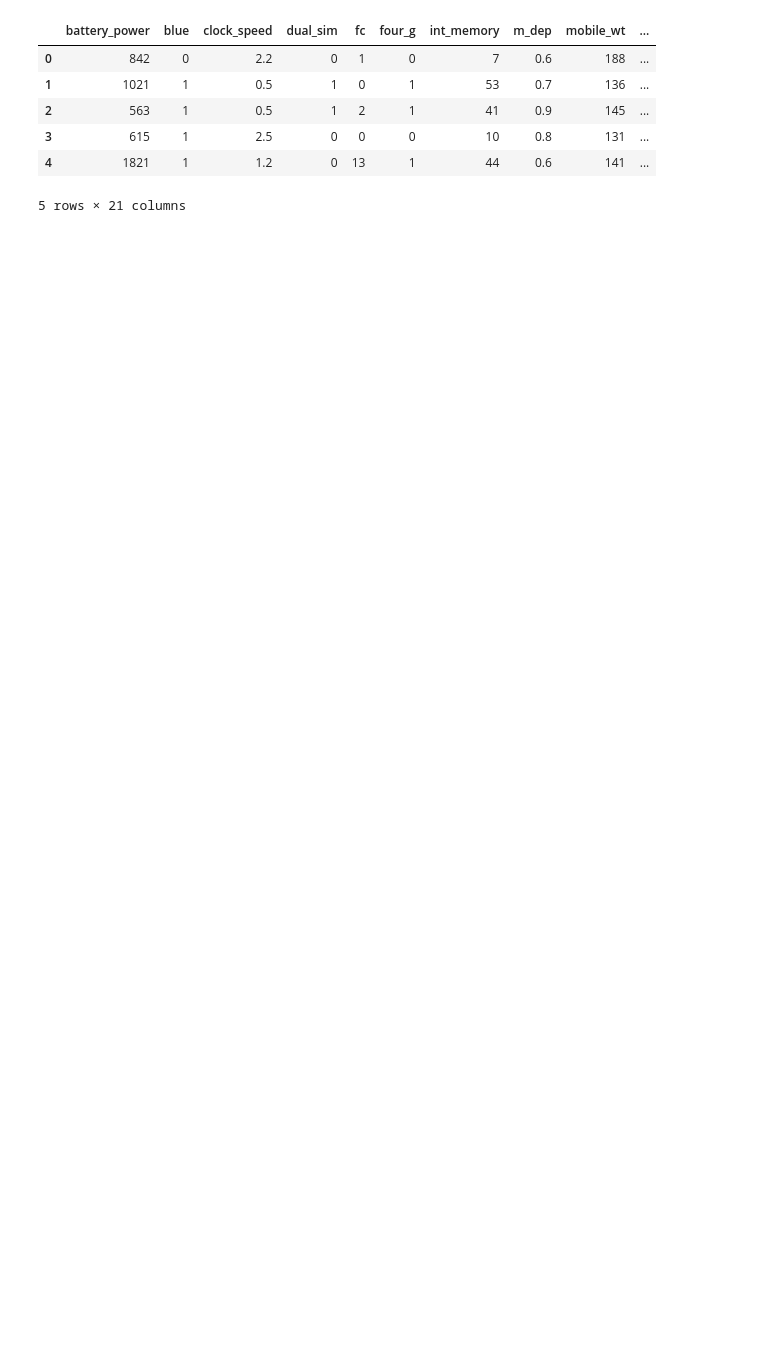
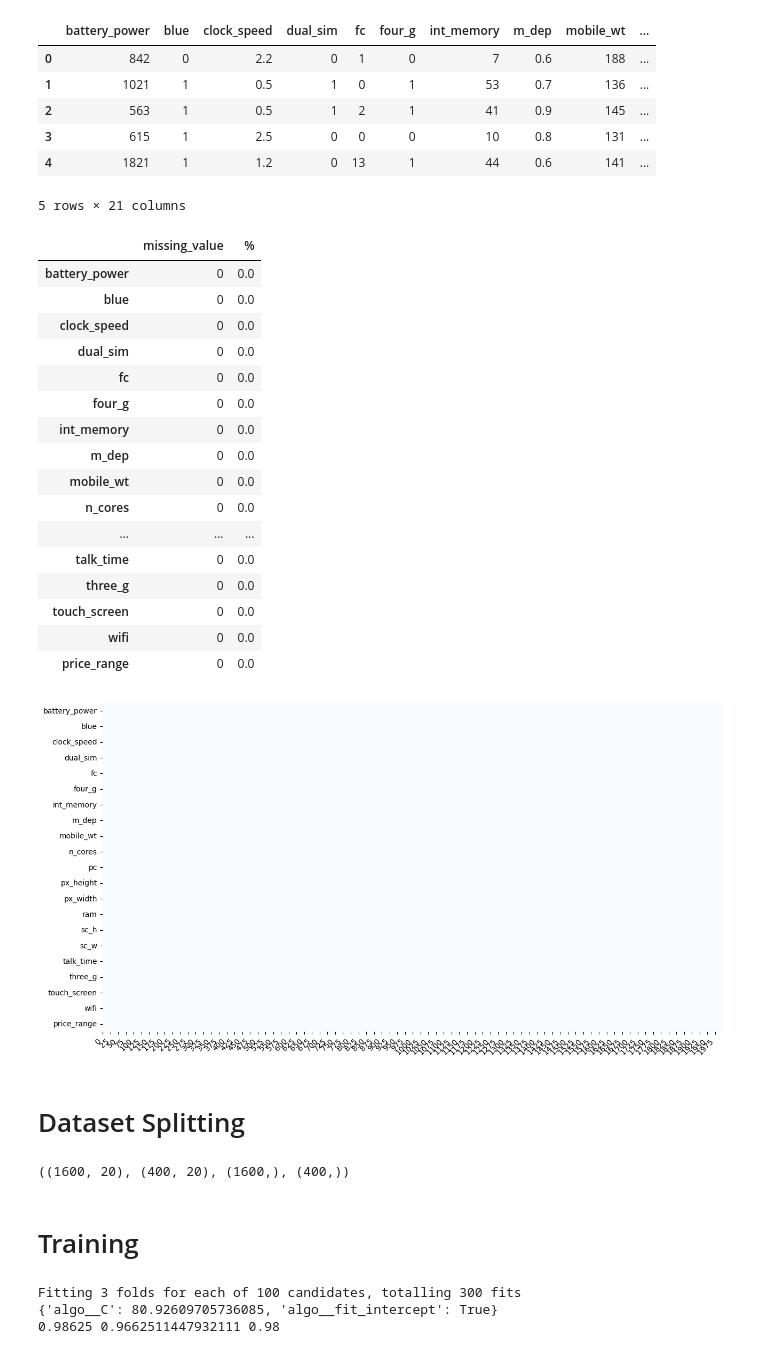
Before and after one commit to HekalMaulana/mobile_price_predict, a Jupyter notebook: model_1.ipynb, the cells around one changed output. Saved outputs shown, nothing was run; the diff lists cells and outputs as text; code cells hidden in the pictures; blank space fills up the shorter version.

Commit message:
End create model with evaluation Mobile Price Range

```diff
--- a/model_1.ipynb
+++ b/model_1.ipynb
@@ -19,3 +23,36 @@ df.head()
 | 3 | 615 | 1 | 2.5 | 0 | 0 | 0 | 10 | 0.8 | 131 | ... |
 | 4 | 1821 | 1 | 1.2 | 0 | 13 | 1 | 44 | 0.6 | 141 | ... |
 5 rows × 21 columns
+# %%
+plot_missing_value(df, return_df=True)
+# %% [output]
+|  | missing_value | % |
+| battery_power | 0 | 0.0 |
+| blue | 0 | 0.0 |
+| clock_speed | 0 | 0.0 |
+| dual_sim | 0 | 0.0 |
+| fc | 0 | 0.0 |
+| four_g | 0 | 0.0 |
+| int_memory | 0 | 0.0 |
+| m_dep | 0 | 0.0 |
+| mobile_wt | 0 | 0.0 |
+| n_cores | 0 | 0.0 |
+| ... | ... | ... |
+| talk_time | 0 | 0.0 |
+| three_g | 0 | 0.0 |
+| touch_screen | 0 | 0.0 |
+| wifi | 0 | 0.0 |
+| price_range | 0 | 0.0 |
+[figure, added]
+# %% [markdown]
+# Dataset Splitting
+# %%
+X = df.drop(columns="price_range")
+y = df.price_range
+
+X_train, X_test, y_train, y_test = train_test_split(X, y, test_size=0.2, stratify=y, random_state=42)
+X_train.shape, X_test.shape, y_train.shape, y_test.shape
+# %% [output]
+((1600, 20), (400, 20), (1600,), (400,))
+# %% [markdown]
+# Training
@@ -21,0 +63,23 @@ df.head()
+# %%
+preprocessor = ColumnTransformer([
+    ('numeric', num_pipe(scaling='standard'), ["battery_power", "clock_speed", "fc", 'int_memory',
+                             'm_dep', 'mobile_wt', 'n_cores', 'pc', 'px_height',
+                             'px_width', 'ram', 'sc_h', 'sc_w', 'talk_time',]),
+    ('categoric', cat_pipe(encoder='onehot'), ["blue", "dual_sim", "four_g", "three_g", "touch_screen", "wifi"]),
+    ])
+
+
+pipeline = Pipeline([
+    ('prep', preprocessor),
+    ('algo', LogisticRegression(solver='lbfgs', n_jobs=-1, random_state=42))
+])
+
+model = RandomizedSearchCV(pipeline, rsp.logreg_params, cv=3, n_iter=100, n_jobs=-1, verbose=1, random_state=42)
+model.fit(X_train, y_train)
+
+print(model.best_params_)
+print(model.score(X_train, y_train), model.best_score_, model.score(X_test, y_test))
+# %% [output]
+Fitting 3 folds for each of 100 candidates, totalling 300 fits
+{'algo__C': 80.92609705736085, 'algo__fit_intercept': True}
+0.98625 0.9662511447932111 0.98
```
Also changed, not shown: parts of 14 cells of this notebook.
